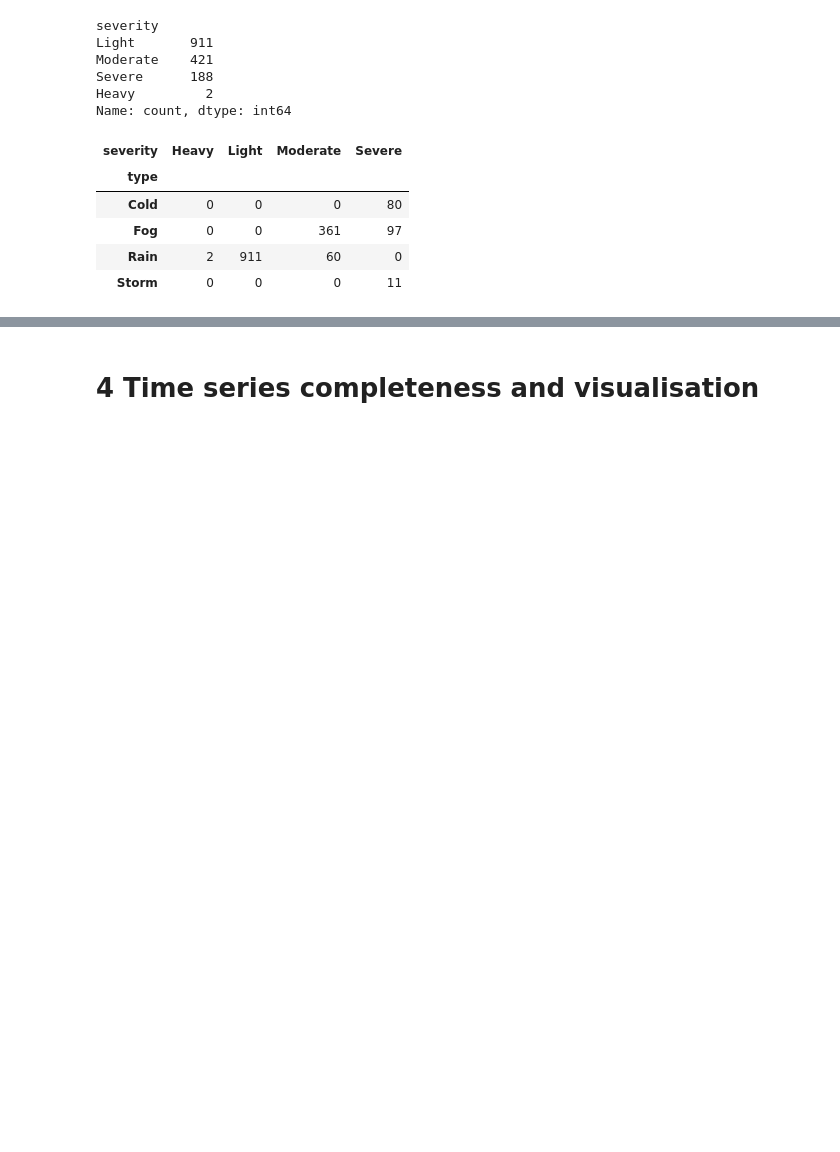
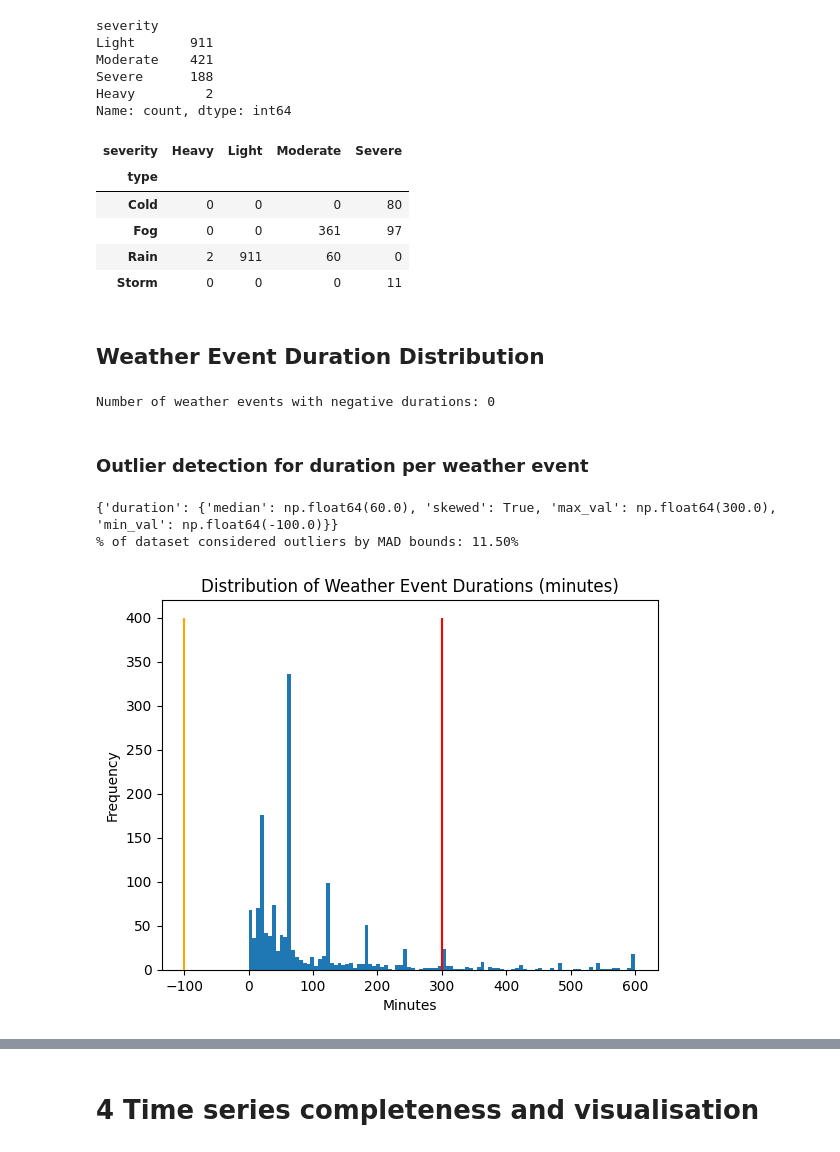
Before and after one commit to CammN/ev_load_fc, a Jupyter notebook: notebooks/02_weather_EDA.ipynb, the cells around one changed output, grey strips where cells are left out. Cells and saved outputs as stored; diff of their text form; code cells hidden in the pictures; blank space fills up the shorter version.

Commit message:
Preprocessing pipeline logic part 2 - completed . Further EDA for 4 data sources

```diff
--- a/notebooks/02_weather_EDA.ipynb
+++ b/notebooks/02_weather_EDA.ipynb
@@ -17,12 +18,12 @@ min_timestamp = datetime(2017,8,1,0,0,0)
 max_timestamp = datetime(2020,3,1,0,0,0)
 weather_data_path = raw_data_path / 'WeatherEvents_Aug16_Dec20_Publish.csv'
 # %%
-# # Use filtered_chunking to load only the relevant date range and state of California
-# weather_data = filtered_chunking(weather_data_path,
-#                                  start_date_col='StartTime(UTC)',
-#                                  end_date_col='EndTime(UTC)',
-#                                  date_format='%Y-%m-%d %H:%M:%S',
-#                                  chunksize=100000,
-#                                  min_date=min_timestamp,
-#                                  max_date=max_timestamp,
-#                                  state_list=['CA'])
+# Use filtered_chunking to load only the relevant date range and state of California
+weather_data = filtered_chunking(weather_data_path,
+                                 start_date_col='StartTime(UTC)',
+                                 end_date_col='EndTime(UTC)',
+                                 date_format='%Y-%m-%d %H:%M:%S',
+                                 chunksize=100000,
+                                 min_date=min_timestamp,
+                                 max_date=max_timestamp,
+                                 state_list=['CA'])
@@ -200,3 +219,43 @@ pd.crosstab(weather_data['type'], weather_data['severity'])
 | Fog | 0 | 0 | 361 | 97 |
 | Rain | 2 | 911 | 60 | 0 |
 | Storm | 0 | 0 | 0 | 11 |
+# %% [markdown]
+## Weather Event Duration Distribution
+# %%
+# Duration will be the measureable metric for weather events as it indicates the impact of the event
+weather_data['duration'] = (weather_data['endtime'] - weather_data['starttime']) // pd.Timedelta(minutes=1)
+
+negative_w_duration = weather_data[weather_data['duration']<0]['duration'].count()
+print(f"Number of weather events with negative durations: {negative_w_duration}")
+
+print(f"Shortest weather event duration: {weather_data['duration'].min()}")
+print(f"Longest weather event duration: {weather_data['duration'].max()}")
+# %% [output]
+Number of weather events with negative durations: 0
+# %% [markdown]
+### Outlier detection for duration per weather event
+# %%
+MAD_dict = mad_outlier_bounds(weather_data, 'duration', threshold=4)
+print(MAD_dict)
+
+outlier_pct = (
+    len(weather_data[
+        (weather_data['duration'] < MAD_dict['duration']['min_val']) |
+        (weather_data['duration'] > MAD_dict['duration']['max_val'])
+    ]) / len(weather_data) * 100
+)
+print(f"% of dataset considered outliers by MAD bounds: {outlier_pct:.2f}%")
+# %% [output]
+{'duration': {'median': np.float64(60.0), 'skewed': True, 'max_val': np.float64(300.0), 'min_val': np.float64(-100.0)}}
+% of dataset considered outliers by MAD bounds: 11.50%
+# %%
+plt.hist(weather_data['duration'],bins=100, range=(0,600))
+plt.title('Distribution of Weather Event Durations (minutes)')
+for col in MAD_dict.keys():
+    plt.vlines(MAD_dict[col]['min_val'], ymin=0, ymax=400, label=f'Min val for {col}', colors='orange')
+    plt.vlines(MAD_dict[col]['max_val'], ymin=0, ymax=400, label=f'Max val for {col}', colors='red')
+plt.xlabel('Minutes')
+plt.ylabel('Frequency')
+plt.show()
+# %% [output]
+[figure, added]
```
Also changed, not shown: parts of 23 cells of this notebook, 12 other files.
